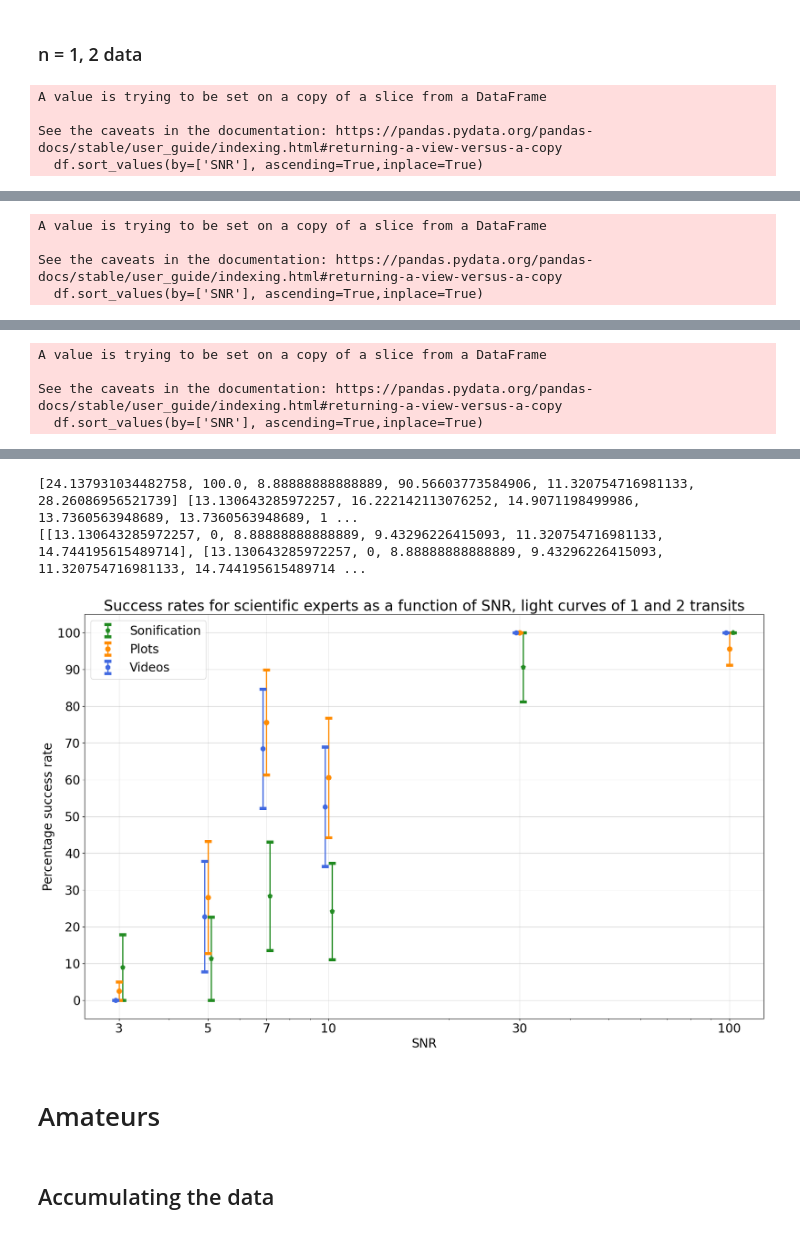
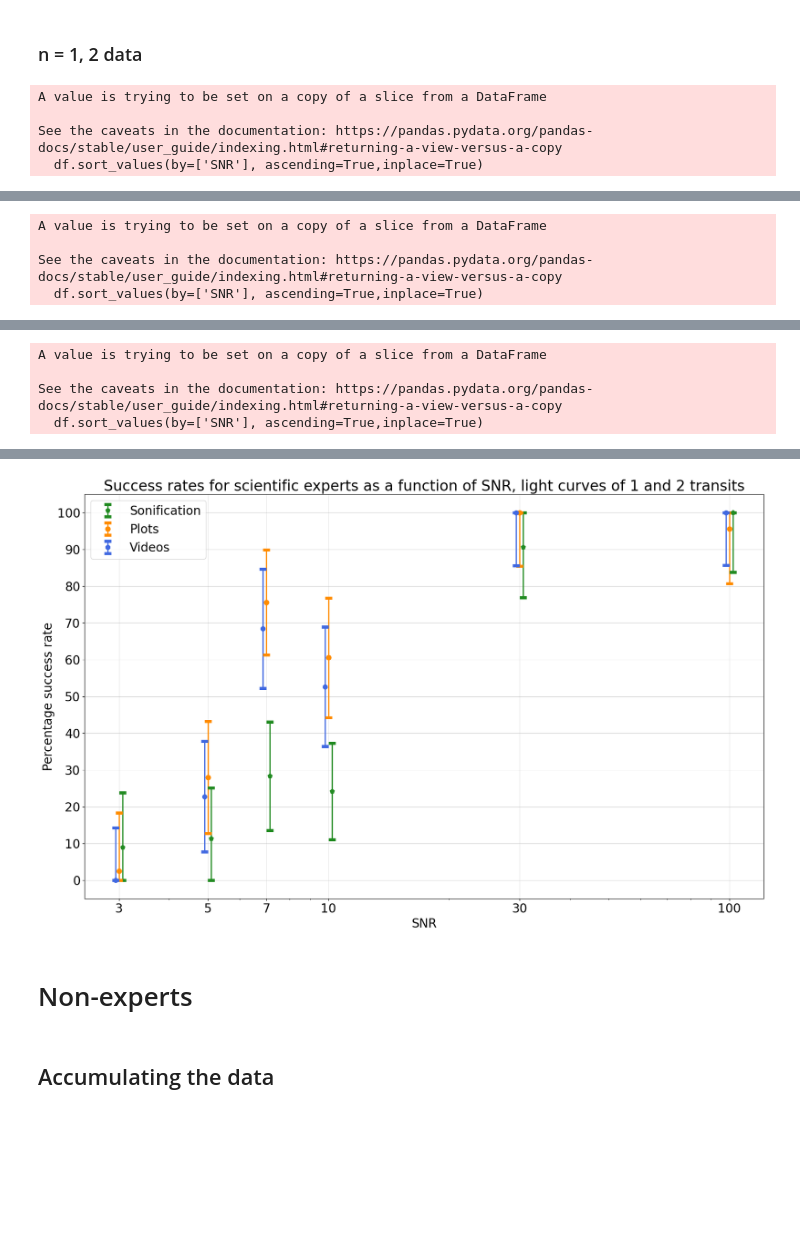
Before and after one commit to jacktuckerbrown/star-sound, a Jupyter notebook: analysis.ipynb, the cells around one changed output, grey strips where cells are left out. Drawn from its saved outputs; the diff is of its cells as text; code cells hidden in the pictures; blank space fills up the shorter version.

```diff
--- a/analysis.ipynb
+++ b/analysis.ipynb
@@ -1253,23 +1264,18 @@ for i in sets_expert['Data']:
 
 f, ax = plt.subplots(figsize=(20, 12))
 
-print(suc_expert12_sound,suc_expert12_sounderr)
-a = [sort_uperrors(suc_expert12_sound,suc_expert12_sounderr),sort_loerrors(suc_expert12_sound,suc_expert12_sounderr)]
-b = [sort_uperrors(suc_expert12_visual,suc_expert12_visualerr),sort_loerrors(suc_expert12_visual,suc_expert12_visualerr)]
-c = [sort_uperrors(suc_expert12_video,suc_expert12_videoerr),sort_loerrors(suc_expert12_video,suc_expert12_videoerr)]
-
-print(a,b,c)
-
-
-plt.errorbar([i + 0.02*i for i in snr], suc_expert12_sound, yerr=a, capthick=5, elinewidth=2,
+plt.errorbar([i + 0.02*i for i in snr], suc_expert12_sound, yerr=error_out(suc_expert12_sound,suc_expert12_sounderr),
+             capthick=5, elinewidth=2,
              xerr=None,color = 'forestgreen', linestyle="None",
              marker='p', markersize=8, capsize=5.5, label='Sonification')
 
-plt.errorbar(snr, suc_expert12_visual, yerr=b, capthick=5, elinewidth=2,
+plt.errorbar(snr, suc_expert12_visual, yerr=error_out(suc_expert12_visual,suc_expert12_visualerr),
+             capthick=5, elinewidth=2,
              xerr=None, color='darkorange', linestyle="None", marker='o',
              markersize=8, capsize=5.5, label='Plots')
 
-plt.errorbar([i - 0.02*i for i in snr], suc_expert12_video,yerr=c, capthick=5, elinewidth=2,
+plt.errorbar([i - 0.02*i for i in snr], suc_expert12_video, yerr=error_out(suc_expert12_video,suc_expert12_videoerr),
+             capthick=5, elinewidth=2,
              xerr=None,color='royalblue', linestyle="None",
              marker='8', markersize=8, capsize=5.5, label='Videos')
 
@@ -1290,7 +1296,7 @@ ax.xaxis.set_major_locator(x_locator)
 ax.yaxis.set_major_formatter(y_formatter)
 ax.yaxis.set_major_locator(y_locator)
 
-#plt.savefig("n = 1,2 transits, experts.jpg")
+plt.savefig("n = 1,2 transits, experts.jpg")
 # %% [output]
 A value is trying to be set on a copy of a slice from a DataFrame
 
@@ -1316,38 +1322,36 @@ See the caveats in the documentation: https://pandas.pydata.org/pandas-docs/stab
 |  | Name | Correct n | Number of correct answers | Total responses | # of 0s | # of 1s | # of 2s | # of 3s | ... |
 | 8 | Here is the link to plot 64: http... | 1 | 13 | 19 | 2 | 13 | 4 | 0 | ... |
 | 17 | Here is the link to plot 94: http... | 2 | 10 | 19 | 2 | 7 | 10 | 0 | ... |
 | 12 | Here is the link to plot 59: http... | 1 | 16 | 17 | 1 | 16 | 0 | 0 | ... |
 | 1 | Here is the link to plot 71: http... | 2 | 27 | 28 | 1 | 0 | 27 | 0 | ... |
 | 2 | Here is the link to plot 91: http... | 1 | 0 | 24 | 24 | 0 | 0 | 0 | ... |
 | 11 | Here is the link to plot 18: http... | 2 | 1 | 16 | 14 | 1 | 1 | 0 | ... |
 | 10 | Here is the link to plot 10: http... | 1 | 30 | 30 | 0 | 30 | 0 | 0 | ... |
 | 15 | Here is the link to plot 36: http... | 2 | 17 | 17 | 0 | 0 | 17 | 0 | ... |
 | 9 | Here is the link to plot 17: http... | 1 | 1 | 18 | 17 | 1 | 0 | 0 | ... |
 | 5 | Here is the link to plot 49: http... | 2 | 11 | 25 | 10 | 4 | 11 | 0 | ... |
 | 4 | Here is the link to plot 28: http... | 1 | 23 | 24 | 0 | 23 | 1 | 0 | ... |
 | 7 | Here is the link to plot 15: http... | 2 | 14 | 25 | 2 | 8 | 14 | 1 | ... |
 A value is trying to be set on a copy of a slice from a DataFrame
 
 See the caveats in the documentation: https://pandas.pydata.org/pandas-docs/stable/user_guide/indexing.html#returning-a-view-versus-a-copy
   df.sort_values(by=['SNR'], ascending=True,inplace=True)
 |  | Name | Correct n | Number of correct answers | Total responses | # of 0s | # of 1s | # of 2s | # of 3s | ... |
 | 3 | Here is the link to video 64: htt... | 1 | 15 | 19 | 1 | 15 | 3 | 0 | ... |
 | 17 | Here is the link to video 94: htt... | 2 | 5 | 19 | 4 | 10 | 5 | 0 | ... |
 | 8 | Here is the link to video 59: htt... | 1 | 30 | 30 | 0 | 30 | 0 | 0 | ... |
 | 16 | Here is the link to video 71: htt... | 2 | 19 | 19 | 0 | 0 | 19 | 0 | ... |
 | 2 | Here is the link to video 91: htt... | 1 | 0 | 19 | 19 | 0 | 0 | 0 | ... |
 | 6 | Here is the link to video 18: htt... | 2 | 0 | 30 | 25 | 4 | 0 | 1 | ... |
 | 14 | Here is the link to video 10: htt... | 1 | 18 | 18 | 0 | 18 | 0 | 0 | ... |
 | 7 | Here is the link to video 36: htt... | 2 | 30 | 30 | 0 | 0 | 30 | 0 | ... |
 | 13 | Here is the link to video 17: htt... | 1 | 0 | 19 | 19 | 0 | 0 | 0 | ... |
 | 1 | Here is the link to video 49: htt... | 2 | 10 | 25 | 12 | 2 | 10 | 1 | ... |
 | 5 | Here is the link to video 28: htt... | 1 | 14 | 19 | 4 | 14 | 1 | 0 | ... |
 | 4 | Here is the link to video 15: htt... | 2 | 12 | 19 | 2 | 5 | 12 | 0 | ... |
-[24.137931034482758, 100.0, 8.88888888888889, 90.56603773584906, 11.320754716981133, 28.26086956521739] [13.130643285972257, 16.222142113076252, 14.9071198499986, 13.7360563948689, 13.7360563948689, 1 ...
-[[13.130643285972257, 0, 8.88888888888889, 9.43296226415093, 11.320754716981133, 14.744195615489714], [13.130643285972257, 0, 8.88888888888889, 9.43296226415093, 11.320754716981133, 14.744195615489714 ...
-[figure, old version]
+[figure, new version]
-# %% [markdown]
-# Amateurs
+# %% [markdown]
+# Non-experts
 # %% [markdown]
 ## Accumulating the data
 # %%
```
Also changed, not shown: parts of 6 cells of this notebook.
